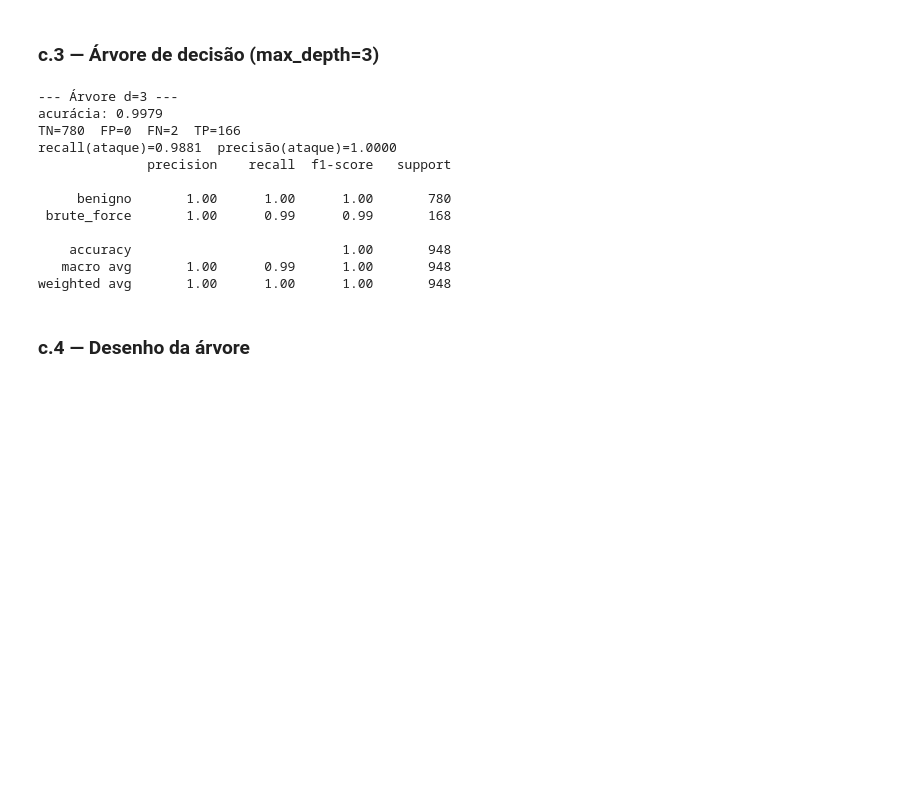
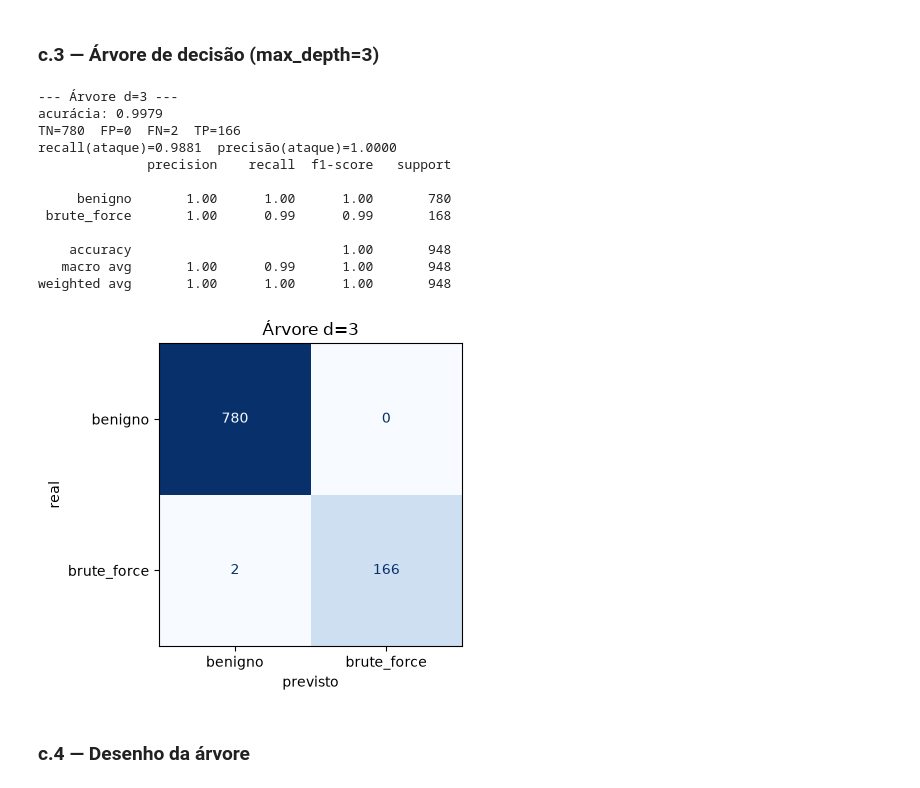
Before and after one commit to antoniolma/classificacao_intrusao, a Jupyter notebook: R2_d23bda.ipynb, the cells around one changed output. Saved outputs shown, nothing was run; the diff lists cells and outputs as text; code cells hidden in the pictures; blank space fills up the shorter version.

```diff
--- a/R2_d23bda.ipynb
+++ b/R2_d23bda.ipynb
@@ -393,38 +417,41 @@ weighted avg       0.97      0.97      0.97       948
 ### **c.3** — Árvore de decisão (max_depth=3)
 # %%
 from sklearn.tree import DecisionTreeClassifier, plot_tree
-import matplotlib.pyplot as plt
 
-def avaliar_modelo(modelo, X_te, y_te, nome):
+def avaliar_modelo(modelo, X_te, y_te, nome, plotar=True):
     """Mesma saída de avaliar_regra, para modelos sklearn já treinados."""
     y_pred = modelo.predict(X_te)
     acc = accuracy_score(y_te, y_pred)
     tn, fp, fn, tp = confusion_matrix(y_te, y_pred).ravel()
     print(f"--- {nome} ---")
     print(f"acurácia: {acc:.4f}")
     print(f"TN={tn}  FP={fp}  FN={fn}  TP={tp}")
     print(f"recall(ataque)={tp/(tp+fn):.4f}  precisão(ataque)={tp/(tp+fp) if tp+fp else float('nan'):.4f}")
     print(classification_report(y_te, y_pred, target_names=["benigno", "brute_force"]))
+    if plotar:
+        plot_matriz(pd.Series(y_te).map(ROT), pd.Series(y_pred).map(ROT), nome,
+                    classes=["benigno", "brute_force"])
     return {"nome": nome, "acuracia": acc, "TN": tn, "FP": fp, "FN": fn, "TP": tp}
 
 arvore = DecisionTreeClassifier(max_depth=3, random_state=RANDOM_STATE)
 arvore.fit(X_tr, y_tr)   # aprende SÓ no treino
 
 res_arvore = avaliar_modelo(arvore, X_te, y_te, "Árvore d=3")
 resultados_aquecimento.append(res_arvore)
 # %% [output]
 --- Árvore d=3 ---
 acurácia: 0.9979
 TN=780  FP=0  FN=2  TP=166
 recall(ataque)=0.9881  precisão(ataque)=1.0000
               precision    recall  f1-score   support
 
      benigno       1.00      1.00      1.00       780
  brute_force       1.00      0.99      0.99       168
 
     accuracy                           1.00       948
    macro avg       1.00      0.99      1.00       948
 weighted avg       1.00      1.00      1.00       948
+[figure, added]
 # %% [markdown]
 ### **c.4** — Desenho da árvore
 # %%
```
Also changed, not shown: parts of 44 cells of this notebook.
